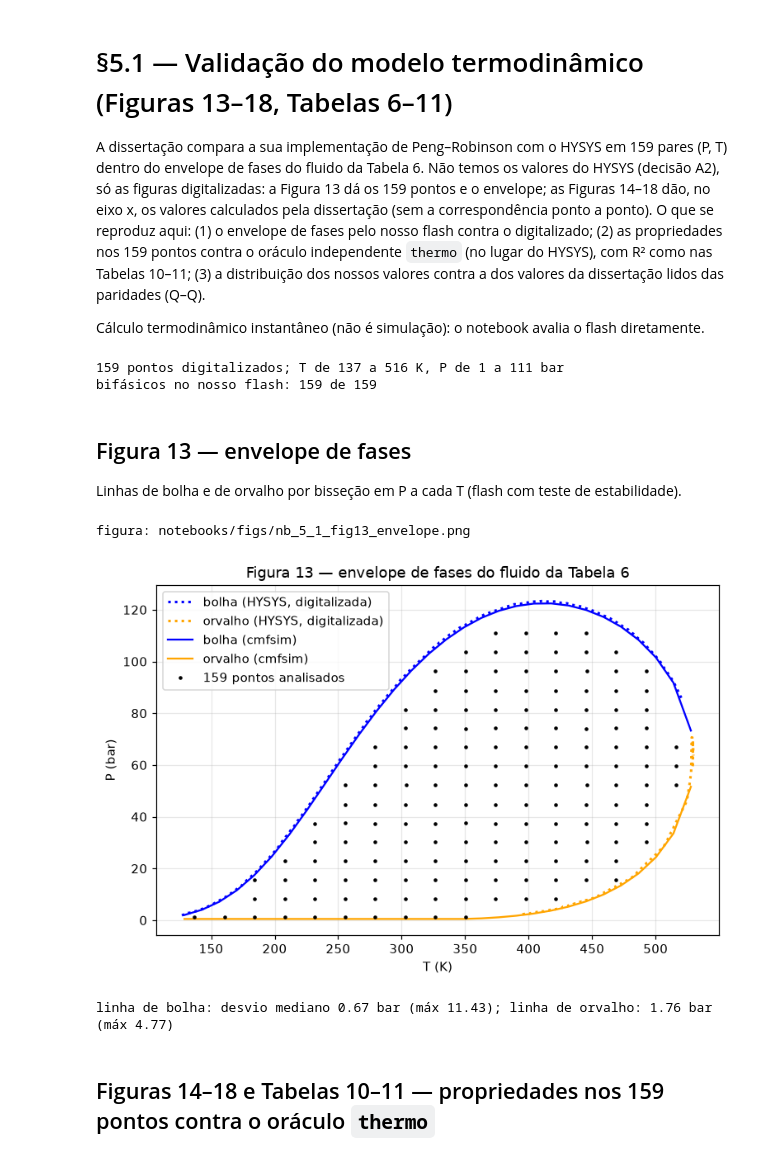
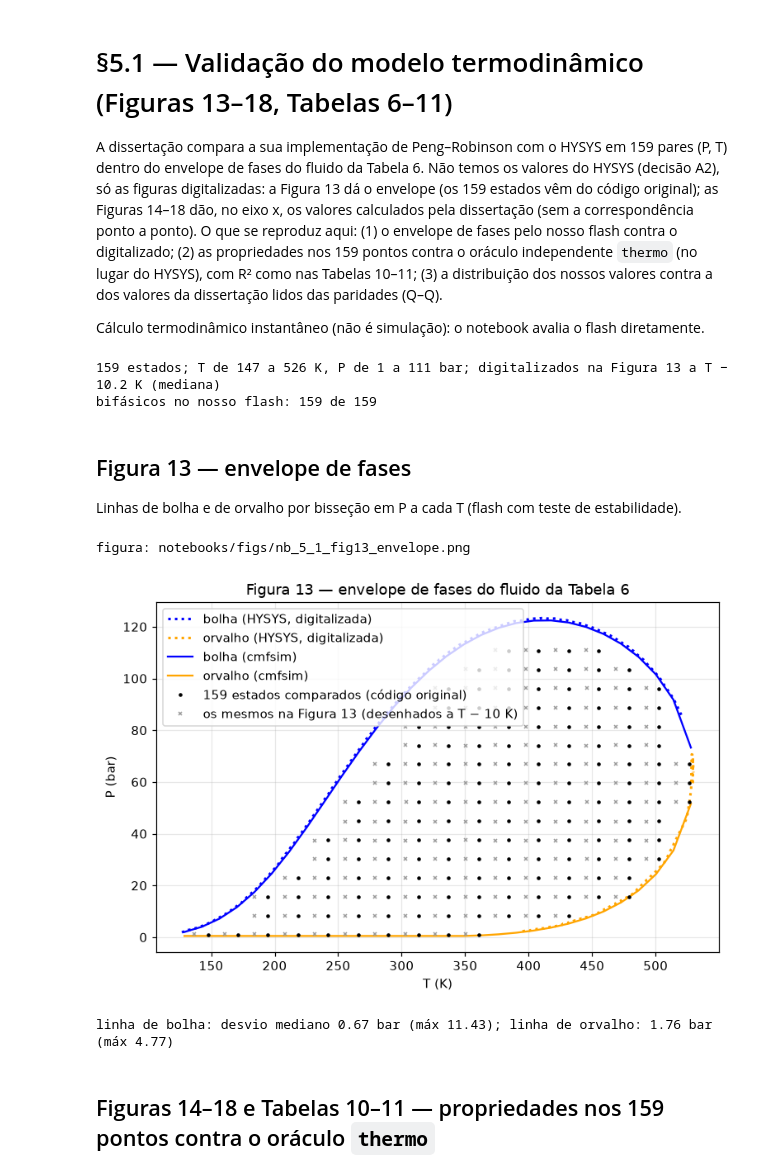
Before and after one commit to Jaimenms/research-factory, a Jupyter notebook: 01-multiphase-compositional-flow/notebooks/thesis/nb_5_1_thermo.ipynb, the cells around one changed output. Drawn from its saved outputs; the diff is of its cells as text; code cells hidden in the pictures.

```diff
--- a/01-multiphase-compositional-flow/notebooks/thesis/nb_5_1_thermo.ipynb
+++ b/01-multiphase-compositional-flow/notebooks/thesis/nb_5_1_thermo.ipynb
@@ -3,7 +3,7 @@
 
 A dissertação compara a sua implementação de Peng–Robinson com o HYSYS em 159 pares (P, T) dentro
 do envelope de fases do fluido da Tabela 6. Não temos os valores do HYSYS (decisão A2), só as
-figuras digitalizadas: a Figura 13 dá os 159 pontos e o envelope; as Figuras 14–18 dão, no eixo
+figuras digitalizadas: a Figura 13 dá o envelope (os 159 estados vêm do código original); as Figuras 14–18 dão, no eixo
 x, os valores calculados pela dissertação (sem a correspondência ponto a ponto). O que se
 reproduz aqui: (1) o envelope de fases pelo nosso flash contra o digitalizado; (2) as propriedades
 nos 159 pontos contra o oráculo independente `thermo` (no lugar do HYSYS), com R² como nas
@@ -20,25 +20,28 @@ from pathlib import Path
 ROOT = Path(__file__).resolve().parents[2] if "__file__" in globals() else Path.cwd()
 sys.path.insert(0, str(ROOT))
 
-from dissertation.notebook_utils import figure, make_fluid, plt, qq_parity, save, table
+from dissertation.notebook_utils import figure, hysys_states, make_fluid, plt, qq_parity, save, table
 
 from cmfsim.thermo import FlashOptions, phase_state
 
 cs, z = make_fluid("table6_validation")
 cs_exact = cs.with_exact_pr_constants()
 f13 = figure(13)
-pts_T, pts_P = f13["series"]["Pontos analisados (P,T)"]  # x = T, y = P (bar)
-# o eixo de temperatura da Figura 13 está em kelvin (os pontos vão de ~130 a ~530): converte-se se preciso
-T_is_kelvin = pts_T.max() > 400.0
-T = pts_T if T_is_kelvin else pts_T + 273.15
+# Os 159 estados vêm do código original (pt_values.csv, legacy/issues L03.4). A Figura 13 desenha-os a
+# T − 10 K (tests/plot_test.py do autor): os pontos digitalizados ficam 10 K abaixo dos estados em que o
+# HYSYS foi comparado, e a versão anterior deste notebook avaliava as propriedades nesses estados errados.
+T, pts_P = hysys_states()
+dig_T, dig_P = f13["series"]["Pontos analisados (P,T)"]
+T_is_kelvin = dig_T.max() > 400.0
 P = pts_P * 1e5
 print(
-    f"{pts_T.size} pontos digitalizados; T de {T.min():.0f} a {T.max():.0f} K, P de {pts_P.min():.0f} a {pts_P.max():.0f} bar"
+    f"{T.size} estados; T de {T.min():.0f} a {T.max():.0f} K, P de {pts_P.min():.0f} a {pts_P.max():.0f} bar; "
+    f"digitalizados na Figura 13 a T − {np.median(T) - np.median(dig_T):.1f} K (mediana)"
 )
 st = phase_state(T, P, z, cs_exact, FlashOptions(stability_test=True))
 print(f"bifásicos no nosso flash: {int(st.two_phase.sum())} de {T.size}")
 # %% [output]
-159 pontos digitalizados; T de 137 a 516 K, P de 1 a 111 bar
+159 estados; T de 147 a 526 K, P de 1 a 111 bar; digitalizados na Figura 13 a T − 10.2 K (mediana)
 bifásicos no nosso flash: 159 de 159
 # %% [markdown]
 ## Figura 13 — envelope de fases
@@ -72,35 +75,36 @@ def two_phase_band(T_K, P_grid):
     return P_dew / 1e5, P_bub / 1e5
 
 
 Tb, Pb = f13["series"]["Curva azul do envelope (bolha)"]
 Td, Pd = f13["series"]["Curva laranja do envelope (orvalho)"]
 if not T_is_kelvin:
     Tb, Td = Tb + 273.15, Td + 273.15
 T_grid = np.linspace(min(Tb.min(), Td.min()) + 2, max(Tb.max(), Td.max()) - 2, 30)
 P_grid = np.logspace(np.log10(0.5e5), np.log10(300e5), 120)
 band = np.array([two_phase_band(t_, P_grid) for t_ in T_grid])
 P_dew, P_bub = band[:, 0], band[:, 1]
 fig, ax = plt.subplots(figsize=(8, 5))
 ax.plot(Tb, Pb, "b:", lw=2, label="bolha (HYSYS, digitalizada)")
 ax.plot(Td, Pd, ":", color="orange", lw=2, label="orvalho (HYSYS, digitalizada)")
 ax.plot(T_grid, P_bub, "b-", label="bolha (cmfsim)")
 ax.plot(T_grid, P_dew, "-", color="orange", label="orvalho (cmfsim)")
-ax.plot(T, pts_P, "k.", ms=4, label="159 pontos analisados")
+ax.plot(T, pts_P, "k.", ms=4, label="159 estados comparados (código original)")
+ax.plot(dig_T, dig_P, "x", color="0.6", ms=3, label="os mesmos na Figura 13 (desenhados a T − 10 K)")
 ax.set_xlabel("T (K)")
 ax.set_ylabel("P (bar)")
 ax.set_title("Figura 13 — envelope de fases do fluido da Tabela 6")
 ax.legend()
 ax.grid(alpha=0.3)
 save(fig, "nb_5_1_fig13_envelope")
 ok = np.isfinite(P_bub)
 dev_b = np.abs(P_bub[ok] - np.interp(T_grid[ok], Tb, Pb))
 dev_d = np.abs(P_dew[ok] - np.interp(T_grid[ok], Td, Pd))
 print(
     f"linha de bolha: desvio mediano {np.median(dev_b):.2f} bar (máx {dev_b.max():.2f}); linha de orvalho: {np.median(dev_d):.2f} bar (máx {dev_d.max():.2f})"
 )
 # %% [output]
 figura: notebooks/figs/nb_5_1_fig13_envelope.png
-[figure, old version]
+[figure, new version]
 linha de bolha: desvio mediano 0.67 bar (máx 11.43); linha de orvalho: 1.76 bar (máx 4.77)
 # %% [markdown]
 ## Figuras 14–18 e Tabelas 10–11 — propriedades nos 159 pontos contra o oráculo `thermo`
```
Also changed, not shown: parts of 2 cells of this notebook, 42 other files.
